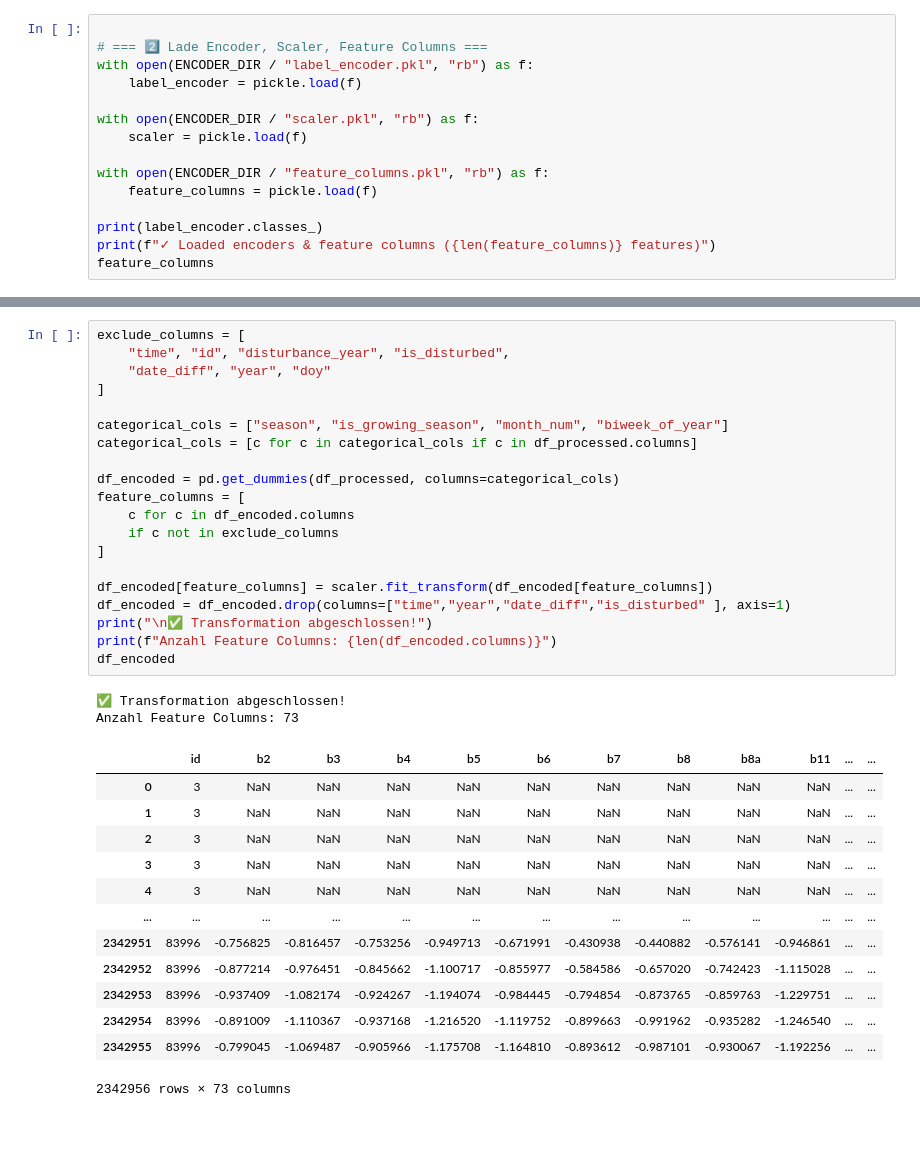
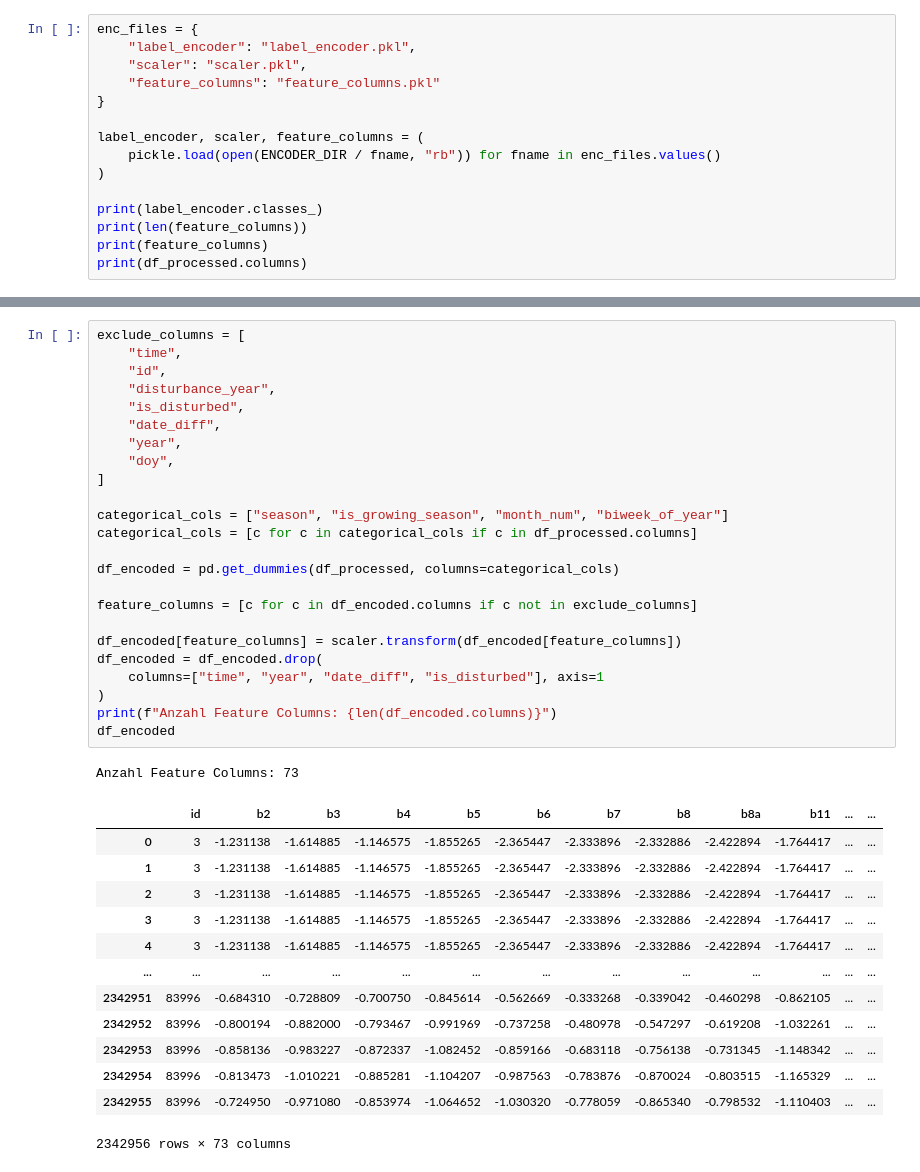
Before and after one commit to RafaelRiesle/tree_classification, a Jupyter notebook: src/pipelines/predictions/make_pred.ipynb, the cells around one changed output, grey strips where cells are left out. Drawn from its saved outputs; the diff is of its cells as text; blank space fills up the shorter version.

```diff
--- a/src/pipelines/predictions/make_pred.ipynb
+++ b/src/pipelines/predictions/make_pred.ipynb
@@ -51,18 +70,18 @@ df_processed = pd.read_csv(PROCESSED_NEW_PATH)
 # %%
+enc_files = {
+    "label_encoder": "label_encoder.pkl",
+    "scaler": "scaler.pkl",
+    "feature_columns": "feature_columns.pkl"
+}
 
-# === 2️⃣ Lade Encoder, Scaler, Feature Columns ===
-with open(ENCODER_DIR / "label_encoder.pkl", "rb") as f:
-    label_encoder = pickle.load(f)
-
-with open(ENCODER_DIR / "scaler.pkl", "rb") as f:
-    scaler = pickle.load(f)
-
-with open(ENCODER_DIR / "feature_columns.pkl", "rb") as f:
-    feature_columns = pickle.load(f)
+label_encoder, scaler, feature_columns = (
+    pickle.load(open(ENCODER_DIR / fname, "rb")) for fname in enc_files.values()
+)
 
 print(label_encoder.classes_)
-print(f"✓ Loaded encoders & feature columns ({len(feature_columns)} features)")
-feature_columns
+print(len(feature_columns))
+print(feature_columns)
+print(df_processed.columns)
 # %% [output]
 ['Norway_spruce' 'Norway_spruce_mixed' 'Scots_pine' 'beech' 'disturbed'
  'oak' 'soil']
@@ -96,38 +96,41 @@ Index(['time', 'id', 'b2', 'b3', 'b4', 'b5', 'b6', 'b7', 'b8', 'b8a', 'b11',
 # %%
 exclude_columns = [
-    "time", "id", "disturbance_year", "is_disturbed",
-    "date_diff", "year", "doy"
+    "time",
+    "id",
+    "disturbance_year",
+    "is_disturbed",
+    "date_diff",
+    "year",
+    "doy",
 ]
 
 categorical_cols = ["season", "is_growing_season", "month_num", "biweek_of_year"]
 categorical_cols = [c for c in categorical_cols if c in df_processed.columns]
 
 df_encoded = pd.get_dummies(df_processed, columns=categorical_cols)
-feature_columns = [
-    c for c in df_encoded.columns
-    if c not in exclude_columns
-]
 
-df_encoded[feature_columns] = scaler.fit_transform(df_encoded[feature_columns])
-df_encoded = df_encoded.drop(columns=["time","year","date_diff","is_disturbed" ], axis=1)
-print("\n✅ Transformation abgeschlossen!")
+feature_columns = [c for c in df_encoded.columns if c not in exclude_columns]
+
+df_encoded[feature_columns] = scaler.transform(df_encoded[feature_columns])
+df_encoded = df_encoded.drop(
+    columns=["time", "year", "date_diff", "is_disturbed"], axis=1
+)
 print(f"Anzahl Feature Columns: {len(df_encoded.columns)}")
 df_encoded
 # %% [output]
-✅ Transformation abgeschlossen!
 Anzahl Feature Columns: 73
 |  | id | b2 | b3 | b4 | b5 | b6 | b7 | b8 | b8a | b11 | ... | ... |
-| 0 | 3 | NaN | NaN | NaN | NaN | NaN | NaN | NaN | NaN | NaN | ... | ... |
-| 1 | 3 | NaN | NaN | NaN | NaN | NaN | NaN | NaN | NaN | NaN | ... | ... |
-| 2 | 3 | NaN | NaN | NaN | NaN | NaN | NaN | NaN | NaN | NaN | ... | ... |
-| 3 | 3 | NaN | NaN | NaN | NaN | NaN | NaN | NaN | NaN | NaN | ... | ... |
-| 4 | 3 | NaN | NaN | NaN | NaN | NaN | NaN | NaN | NaN | NaN | ... | ... |
+| 0 | 3 | -1.231138 | -1.614885 | -1.146575 | -1.855265 | -2.365447 | -2.333896 | -2.332886 | -2.422894 | -1.764417 | ... | ... |
+| 1 | 3 | -1.231138 | -1.614885 | -1.146575 | -1.855265 | -2.365447 | -2.333896 | -2.332886 | -2.422894 | -1.764417 | ... | ... |
+| 2 | 3 | -1.231138 | -1.614885 | -1.146575 | -1.855265 | -2.365447 | -2.333896 | -2.332886 | -2.422894 | -1.764417 | ... | ... |
+| 3 | 3 | -1.231138 | -1.614885 | -1.146575 | -1.855265 | -2.365447 | -2.333896 | -2.332886 | -2.422894 | -1.764417 | ... | ... |
+| 4 | 3 | -1.231138 | -1.614885 | -1.146575 | -1.855265 | -2.365447 | -2.333896 | -2.332886 | -2.422894 | -1.764417 | ... | ... |
 | ... | ... | ... | ... | ... | ... | ... | ... | ... | ... | ... | ... | ... |
-| 2342951 | 83996 | -0.756825 | -0.816457 | -0.753256 | -0.949713 | -0.671991 | -0.430938 | -0.440882 | -0.576141 | -0.946861 | ... | ... |
-| 2342952 | 83996 | -0.877214 | -0.976451 | -0.845662 | -1.100717 | -0.855977 | -0.584586 | -0.657020 | -0.742423 | -1.115028 | ... | ... |
-| 2342953 | 83996 | -0.937409 | -1.082174 | -0.924267 | -1.194074 | -0.984445 | -0.794854 | -0.873765 | -0.859763 | -1.229751 | ... | ... |
-| 2342954 | 83996 | -0.891009 | -1.110367 | -0.937168 | -1.216520 | -1.119752 | -0.899663 | -0.991962 | -0.935282 | -1.246540 | ... | ... |
-| 2342955 | 83996 | -0.799045 | -1.069487 | -0.905966 | -1.175708 | -1.164810 | -0.893612 | -0.987101 | -0.930067 | -1.192256 | ... | ... |
+| 2342951 | 83996 | -0.684310 | -0.728809 | -0.700750 | -0.845614 | -0.562669 | -0.333268 | -0.339042 | -0.460298 | -0.862105 | ... | ... |
+| 2342952 | 83996 | -0.800194 | -0.882000 | -0.793467 | -0.991969 | -0.737258 | -0.480978 | -0.547297 | -0.619208 | -1.032261 | ... | ... |
+| 2342953 | 83996 | -0.858136 | -0.983227 | -0.872337 | -1.082452 | -0.859166 | -0.683118 | -0.756138 | -0.731345 | -1.148342 | ... | ... |
+| 2342954 | 83996 | -0.813473 | -1.010221 | -0.885281 | -1.104207 | -0.987563 | -0.783876 | -0.870024 | -0.803515 | -1.165329 | ... | ... |
+| 2342955 | 83996 | -0.724950 | -0.971080 | -0.853974 | -1.064652 | -1.030320 | -0.778059 | -0.865340 | -0.798532 | -1.110403 | ... | ... |
 2342956 rows × 73 columns
 # %%
 new_sequences = df_to_sequences(df_encoded, feature_columns)
```
Also changed, not shown: parts of 13 cells of this notebook, 4 other files.
